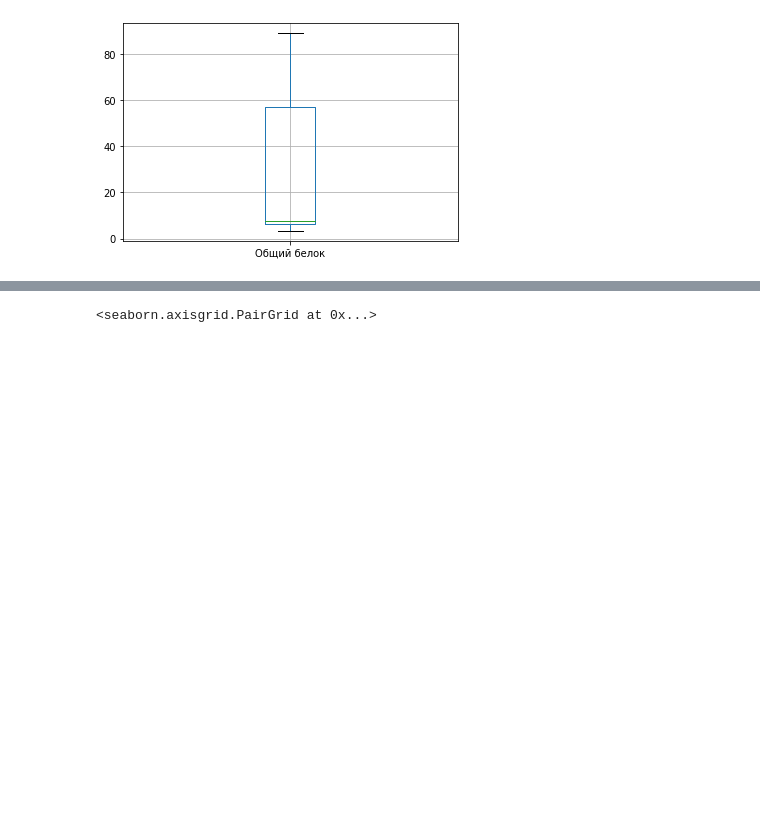
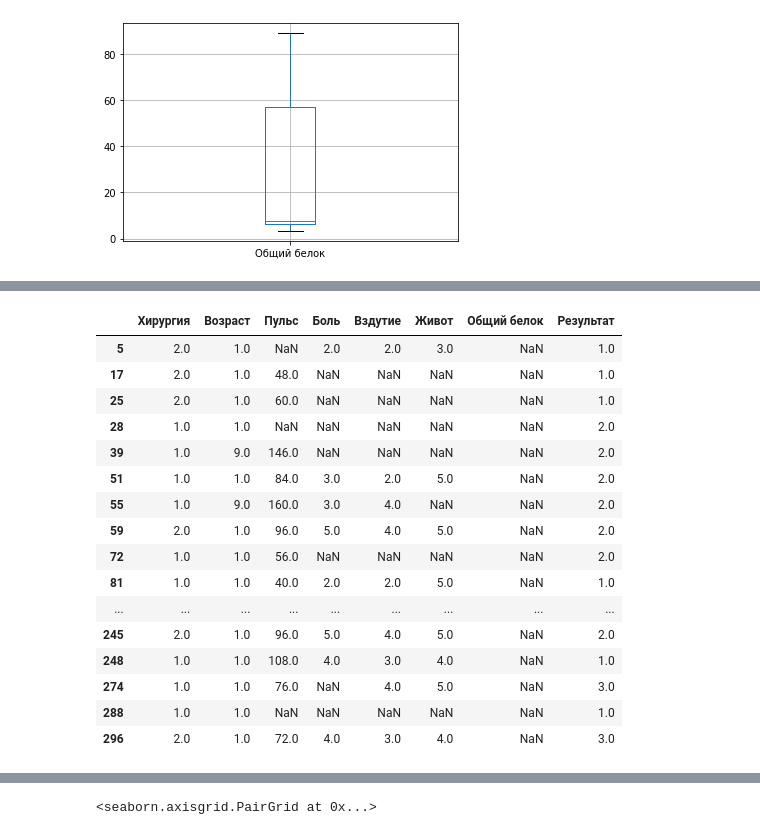
Before and after one commit to IngvarL/pudo-20, a Jupyter notebook: statistics_basics/stat_basics.ipynb, the cells around one changed output, grey strips where cells are left out. Cells and saved outputs as stored; diff of their text form; code cells hidden in the pictures; blank space fills up the shorter version.

```diff
--- a/statistics_basics/stat_basics.ipynb
+++ b/statistics_basics/stat_basics.ipynb
@@ -138,0 +341,20 @@ horse['Общий белок'].plot(kind='box',grid=True)
+# %%
+horse[horse['Общий белок'].isnull()==True]
+# %% [output]
+|  | Хирургия | Возраст | Пульс | Боль | Вздутие | Живот | Общий белок | Результат |
+| 5 | 2.0 | 1.0 | NaN | 2.0 | 2.0 | 3.0 | NaN | 1.0 |
+| 17 | 2.0 | 1.0 | 48.0 | NaN | NaN | NaN | NaN | 1.0 |
+| 25 | 2.0 | 1.0 | 60.0 | NaN | NaN | NaN | NaN | 1.0 |
+| 28 | 1.0 | 1.0 | NaN | NaN | NaN | NaN | NaN | 2.0 |
+| 39 | 1.0 | 9.0 | 146.0 | NaN | NaN | NaN | NaN | 2.0 |
+| 51 | 1.0 | 1.0 | 84.0 | 3.0 | 2.0 | 5.0 | NaN | 2.0 |
+| 55 | 1.0 | 9.0 | 160.0 | 3.0 | 4.0 | NaN | NaN | 2.0 |
+| 59 | 2.0 | 1.0 | 96.0 | 5.0 | 4.0 | 5.0 | NaN | 2.0 |
+| 72 | 1.0 | 1.0 | 56.0 | NaN | NaN | NaN | NaN | 2.0 |
+| 81 | 1.0 | 1.0 | 40.0 | 2.0 | 2.0 | 5.0 | NaN | 1.0 |
+| ... | ... | ... | ... | ... | ... | ... | ... | ... |
+| 245 | 2.0 | 1.0 | 96.0 | 5.0 | 4.0 | 5.0 | NaN | 2.0 |
+| 248 | 1.0 | 1.0 | 108.0 | 4.0 | 3.0 | 4.0 | NaN | 1.0 |
+| 274 | 1.0 | 1.0 | 76.0 | NaN | 4.0 | 5.0 | NaN | 3.0 |
+| 288 | 1.0 | 1.0 | NaN | NaN | NaN | NaN | NaN | 1.0 |
+| 296 | 2.0 | 1.0 | 72.0 | 4.0 | 3.0 | 4.0 | NaN | 3.0 |
```
Also changed, not shown: parts of 17 cells of this notebook.
